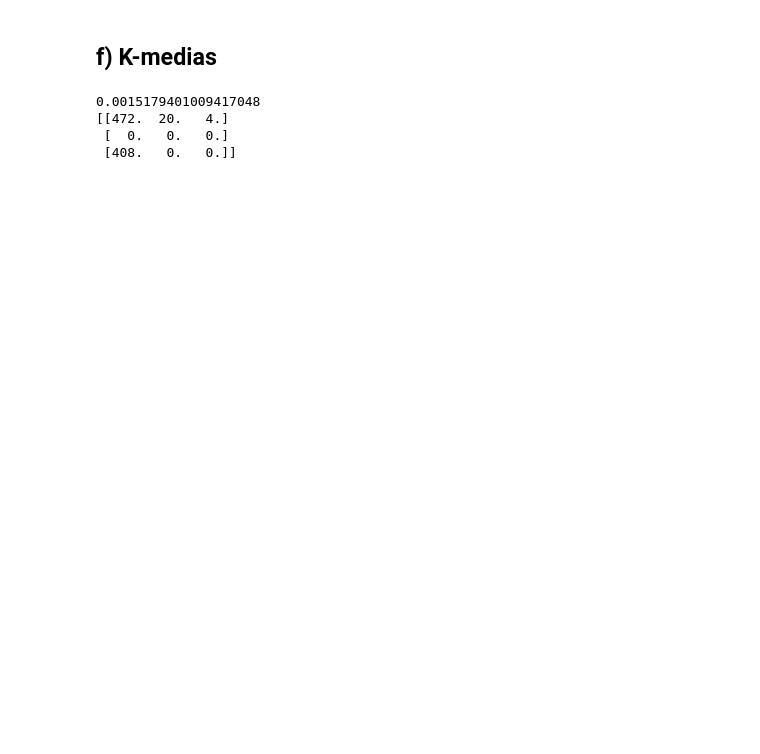
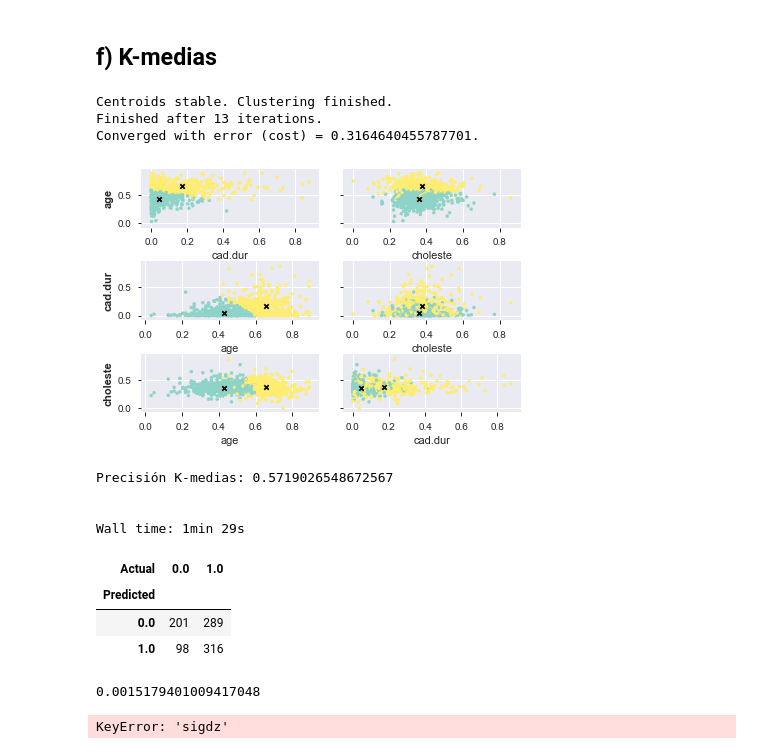
Before and after one commit to amkcpu/AA_TP1, a Jupyter notebook: ml_tps/tp4/e1.ipynb, the cells around one changed output. Cells and saved outputs as stored; diff of their text form; code cells hidden in the pictures; blank space fills up the shorter version.

```diff
--- a/ml_tps/tp4/e1.ipynb
+++ b/ml_tps/tp4/e1.ipynb
@@ -106,23 +157,34 @@ conf_matrix_knn
 # %%
 %%time
 kmeans = KMeans()
-kmeans.fit(X_train, k=2)
+kmeans.fit(X_train, k=2, plot_centroid_updates=False)
 predictions_kmeans = kmeans.predict(X_test)
 conf_matrix_kmeans = getConfusionMatrix(predictions_kmeans, y_test)
 accuracy_kmeans = computeAccuracy(predictions_kmeans, y_test)   # possibly real accuracy is (1 - accuracy_kmeans) (we don't know which cluster is which)
 kmeans.plot(X_test, predictions_kmeans)
 
 print("\n\nPrecisión K-medias:", accuracy_kmeans, "\n\n")
 conf_matrix_kmeans
+# %% [output]
+Centroids stable. Clustering finished.
+Finished after 13 iterations.
+Converged with error (cost) = 0.3164640455787701.
+[figure, added]
+Precisión K-medias: 0.5719026548672567
+
+
+Wall time: 1min 29s
+| Actual | 0.0 | 1.0 |
+| Predicted |  |  |
+| 0.0 | 201 | 289 |
+| 1.0 | 98 | 316 |
 # %%
 from ml_tps.algorithms.kohonen_net import KohonenNet
 kohonenNet = KohonenNet()
-kohonenNet.fit(X_train, side=3, alpha=0.9, min_eta=1/1e2)
+kohonenNet.fit(X_train, side=5, alpha=0.9, min_eta=1/1e2)
 predictions_koho = kohonenNet.predict(X_test)
 
 print(predictions_koho)
 # %% [output]
 0.0015179401009417048
-[[472.  20.   4.]
- [  0.   0.   0.]
- [408.   0.   0.]]
+KeyError: 'sigdz'
```
Also changed, not shown: parts of 7 cells of this notebook, 56 other files.
